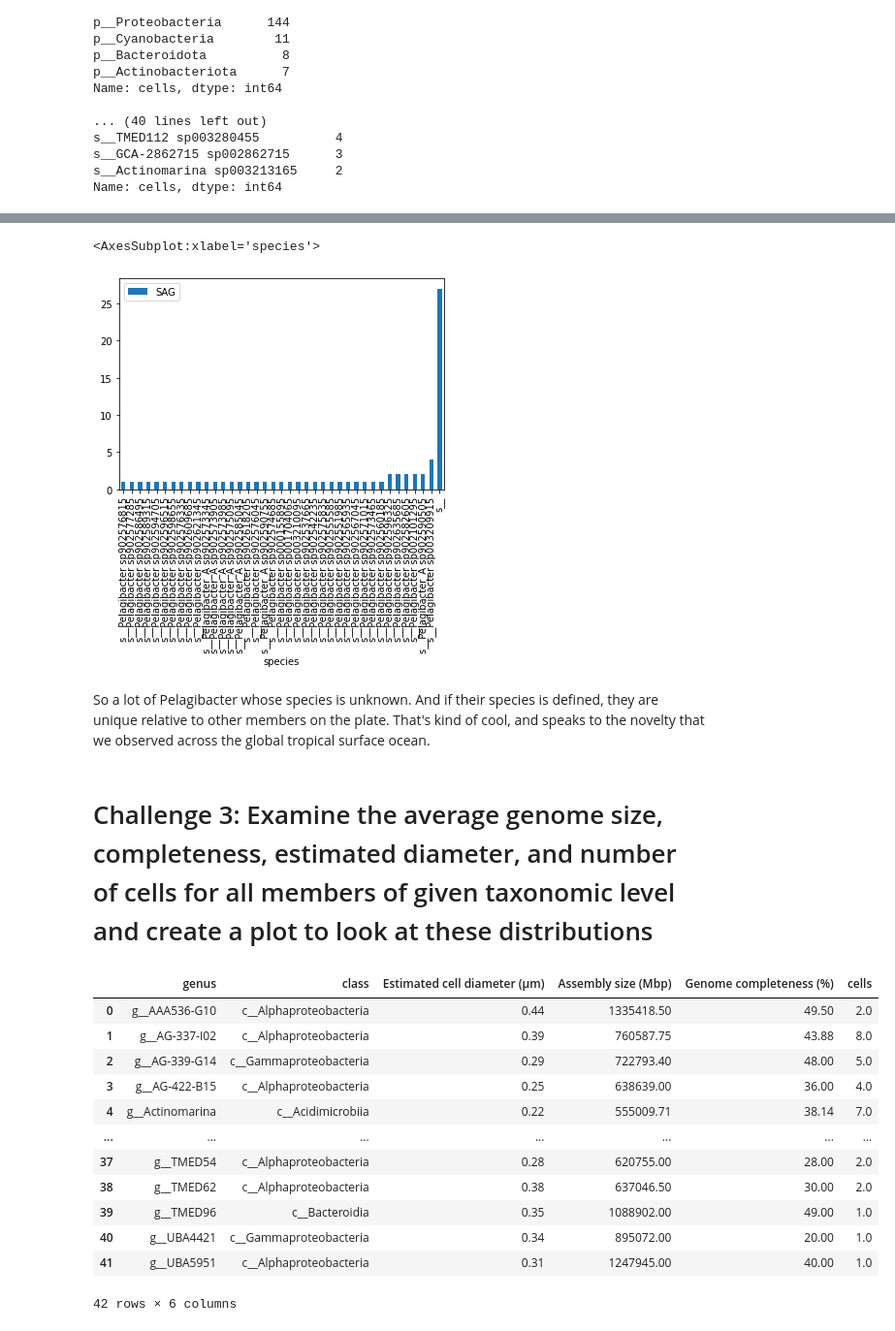
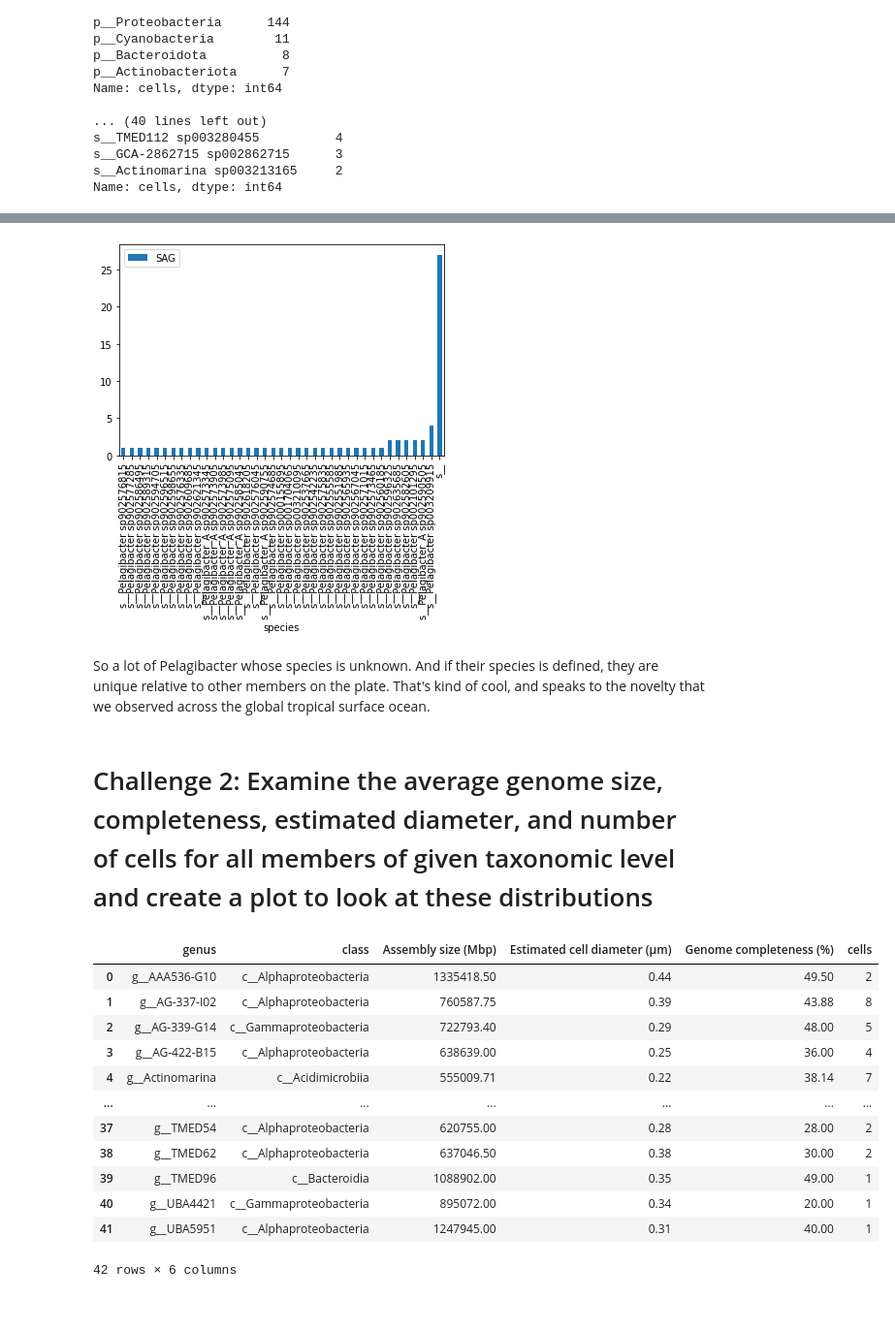
Before and after one commit to Bigelow-SCG-Course/day2AM_taxonomic_classification, a Jupyter notebook: day2_AM_taxonomic_classification.ipynb, the cells around one changed output, grey strips where cells are left out. Shown at 97% size. Saved outputs shown, nothing was run; the diff lists cells and outputs as text; code cells hidden in the pictures.

```diff
--- a/day2_AM_taxonomic_classification.ipynb
+++ b/day2_AM_taxonomic_classification.ipynb
@@ -140,13 +188,0 @@ JMB Note to remove: Remember for this workshop we're not really interested in te
-# %%
-# load archaeal table
-arc_df=pd.read_csv('AG-910_gtdb_1.5_classify_wf_out2/gtdbtk.ar122.summary.tsv', sep='\t')
-
-#load bacterial table
-bac_df=pd.read_csv('AG-910_gtdb_1.5_classify_wf_out2/gtdbtk.bac120.summary.tsv', sep='\t')
-
-# stack the tables
-
-GTDB_df=pd.concat([arc_df, bac_df])
-
-# Remove the duplicated header
-GTDB_df.drop_duplicates(inplace=True)
@@ -196,12 +246,17 @@ class_df
 
 So that we can...
 # %%
+# JULIA WHICH TABLE SHOULD I USE? THESE CHANGED SINCE I STARTED WORKING WITH THEM
+# The one that I am currently loading contains all 384 wells
+
 # load the SAG metadata
-SAG_data=pd.read_csv('/mnt/storage/data/AG-910_gorg-tropics_CelltableS2.csv',
-                     index_col=0)
+SAG_data=pd.read_csv('/mnt/storage/data/sag_deliverables/AG-910_gorg-tropics_CelltableS2.csv')
+SAG_data=SAG_data.rename(columns={'Sample_ID':'SAG'})
 
-#merge the SAG metadata with the GTDB data
+# merge the SAG metadata with the GTDB data
+# note that the outer merge is important to ensure that we keep cells that were not classified.
 master_df=SAG_data.merge(class_df, on='SAG', how='outer')
+master_df['cells']=1
 master_df.head()
 # %% [output]
 |  | SAG | Sample | Sample feature | FACS mode | Estimated cell diameter (μm) | WGA-X Cp (h) | Raw read count | ... |
@@ -364,36 +435,39 @@ alpha_genera.plot('genus','SAG',kind = 'bar')
 sar11_specs = master_df.dropna(subset = ['genus'])[(master_df.dropna(subset = ['genus'])['genus'].str.contains('Pelagibacter'))].fillna('unknown').groupby('species', as_index=False)['SAG'].count().sort_values(by = 'SAG')
 
 sar11_specs.dropna().plot('species','SAG',kind = 'bar')
+
+plt.savefig(os.path.join(figdir,"GTDB_SAR11_species_distribution.pdf"))
 # %% [output]
-<AxesSubplot:xlabel='species'>
 [figure]
 # %% [markdown]
 So a lot of Pelagibacter whose species is unknown.  And if their species is defined, they are unique relative to other members on the plate. That's kind of cool, and speaks to the novelty that we observed across the global tropical surface ocean.
 # %% [markdown]
 
 
-# Challenge 3: Examine the average genome size, completeness, estimated diameter, and number of cells for all members of given taxonomic level and create a plot to look at these distributions
+# Challenge 2: Examine the average genome size, completeness, estimated diameter, and number of cells for all members of given taxonomic level and create a plot to look at these distributions
 # %%
-genome_statistics=master_df.groupby('genus')['Estimated cell diameter (μm)', 'Assembly size (Mbp)',
+# calculate the mean for selected genome assembly parameters
+genome_statistics=master_df.groupby('genus')['Assembly size (Mbp)', 'Estimated cell diameter (μm)',
                                              'Genome completeness (%)'].mean()
 
+# Calculate the total number of cells for each genus
 genus_counts=master_df.groupby(['genus','class'])['cells'].sum()
 
 genome_statistics=genome_statistics.merge(genus_counts, left_index=True, right_index=True)
 genome_statistics=genome_statistics.round(2)
 genome_statistics.reset_index(inplace=True)
 genome_statistics
 # %% [output]
-|  | genus | class | Estimated cell diameter (μm) | Assembly size (Mbp) | Genome completeness (%) | cells |
-| 0 | g__AAA536-G10 | c__Alphaproteobacteria | 0.44 | 1335418.50 | 49.50 | 2.0 |
-| 1 | g__AG-337-I02 | c__Alphaproteobacteria | 0.39 | 760587.75 | 43.88 | 8.0 |
-| 2 | g__AG-339-G14 | c__Gammaproteobacteria | 0.29 | 722793.40 | 48.00 | 5.0 |
-| 3 | g__AG-422-B15 | c__Alphaproteobacteria | 0.25 | 638639.00 | 36.00 | 4.0 |
-| 4 | g__Actinomarina | c__Acidimicrobiia | 0.22 | 555009.71 | 38.14 | 7.0 |
+|  | genus | class | Assembly size (Mbp) | Estimated cell diameter (μm) | Genome completeness (%) | cells |
+| 0 | g__AAA536-G10 | c__Alphaproteobacteria | 1335418.50 | 0.44 | 49.50 | 2 |
+| 1 | g__AG-337-I02 | c__Alphaproteobacteria | 760587.75 | 0.39 | 43.88 | 8 |
+| 2 | g__AG-339-G14 | c__Gammaproteobacteria | 722793.40 | 0.29 | 48.00 | 5 |
+| 3 | g__AG-422-B15 | c__Alphaproteobacteria | 638639.00 | 0.25 | 36.00 | 4 |
+| 4 | g__Actinomarina | c__Acidimicrobiia | 555009.71 | 0.22 | 38.14 | 7 |
 | ... | ... | ... | ... | ... | ... | ... |
-| 37 | g__TMED54 | c__Alphaproteobacteria | 0.28 | 620755.00 | 28.00 | 2.0 |
-| 38 | g__TMED62 | c__Alphaproteobacteria | 0.38 | 637046.50 | 30.00 | 2.0 |
-| 39 | g__TMED96 | c__Bacteroidia | 0.35 | 1088902.00 | 49.00 | 1.0 |
-| 40 | g__UBA4421 | c__Gammaproteobacteria | 0.34 | 895072.00 | 20.00 | 1.0 |
-| 41 | g__UBA5951 | c__Alphaproteobacteria | 0.31 | 1247945.00 | 40.00 | 1.0 |
+| 37 | g__TMED54 | c__Alphaproteobacteria | 620755.00 | 0.28 | 28.00 | 2 |
+| 38 | g__TMED62 | c__Alphaproteobacteria | 637046.50 | 0.38 | 30.00 | 2 |
+| 39 | g__TMED96 | c__Bacteroidia | 1088902.00 | 0.35 | 49.00 | 1 |
+| 40 | g__UBA4421 | c__Gammaproteobacteria | 895072.00 | 0.34 | 20.00 | 1 |
+| 41 | g__UBA5951 | c__Alphaproteobacteria | 1247945.00 | 0.31 | 40.00 | 1 |
 42 rows × 6 columns
```
Also changed, not shown: parts of 51 cells of this notebook, 2 other files.
